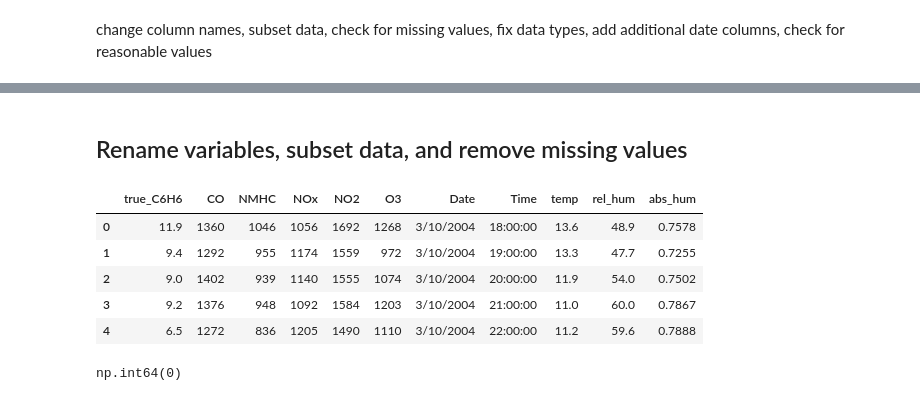
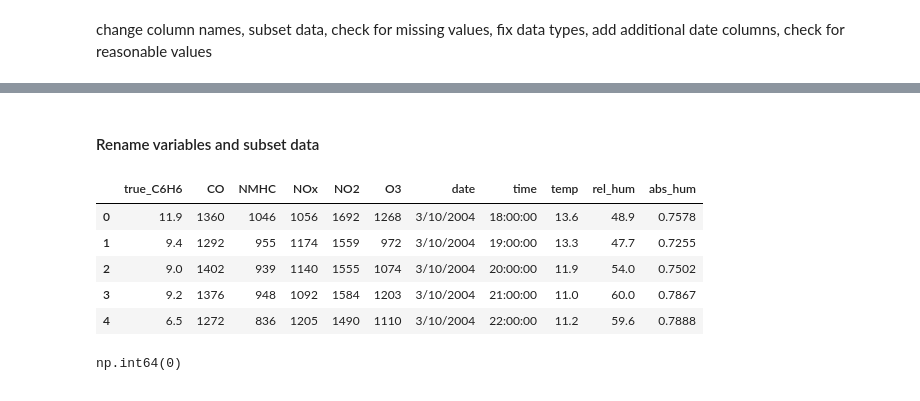
Before and after one commit to Alex-Devoid/ST-554-Project1, a Jupyter notebook: Task2/Task2.ipynb, the cells around one changed output, grey strips where cells are left out. Saved outputs shown, nothing was run; the diff lists cells and outputs as text; code cells hidden in the pictures.

```diff
--- a/Task2/Task2.ipynb
+++ b/Task2/Task2.ipynb
@@ -90,20 +119,21 @@ memory usage: 1.1+ MB
 # %% [markdown]
-## Rename variables, subset data, and remove missing values
+#### Rename variables and subset data
 # %%
 #rename vars for convenience
 air_qu = air_qu.rename(columns = {"PT08.S1(CO)": "CO", "C6H6(GT)": "true_C6H6",
                               "PT08.S2(NMHC)": "NMHC", "PT08.S3(NOx)": "NOx",
                               "PT08.S4(NO2)": "NO2", "PT08.S5(O3)": "O3",
-                              "T": "temp", "RH": "rel_hum", "AH": "abs_hum"})
+                              "Date": "date", "Time": "time", "T": "temp",
+                              "RH": "rel_hum", "AH": "abs_hum"})
 
 #subset data to variables of interest in this analysis
-air_qu = air_qu[["true_C6H6", "CO", "NMHC", "NOx", "NO2", "O3", "Date", "Time",
+air_qu = air_qu[["true_C6H6", "CO", "NMHC", "NOx", "NO2", "O3", "date", "time",
                  "temp", "rel_hum", "abs_hum"]]
 
 #take a look
 air_qu.head()
 # %% [output]
-|  | true_C6H6 | CO | NMHC | NOx | NO2 | O3 | Date | Time | temp | rel_hum | abs_hum |
+|  | true_C6H6 | CO | NMHC | NOx | NO2 | O3 | date | time | temp | rel_hum | abs_hum |
 | 0 | 11.9 | 1360 | 1046 | 1056 | 1692 | 1268 | 3/10/2004 | 18:00:00 | 13.6 | 48.9 | 0.7578 |
 | 1 | 9.4 | 1292 | 955 | 1174 | 1559 | 972 | 3/10/2004 | 19:00:00 | 13.3 | 47.7 | 0.7255 |
 | 2 | 9.0 | 1402 | 939 | 1140 | 1555 | 1074 | 3/10/2004 | 20:00:00 | 11.9 | 54.0 | 0.7502 |
```
Also changed, not shown: parts of 16 cells of this notebook.
